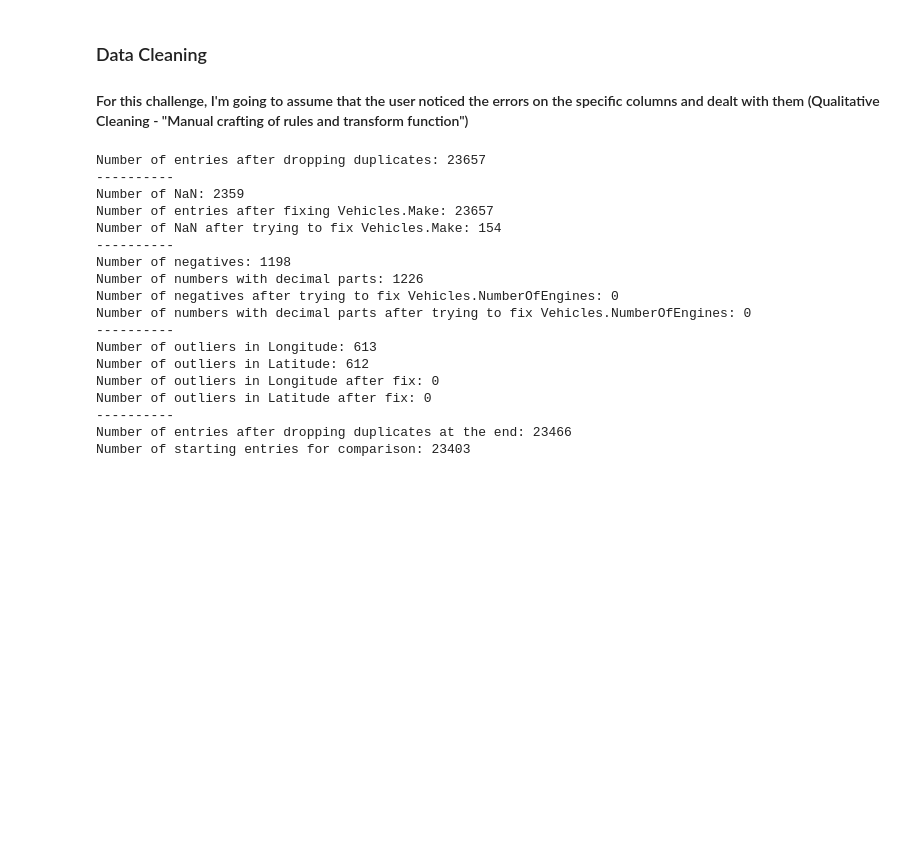
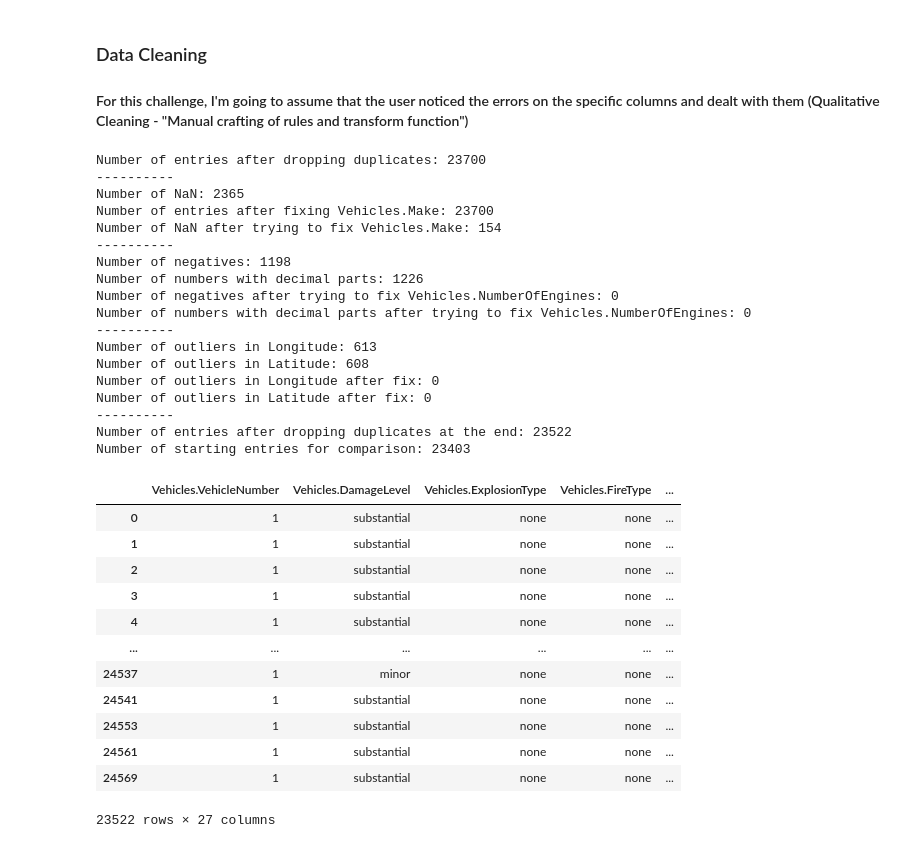
Before and after one commit to tratom/fcul-ipai-project, a Jupyter notebook: project.ipynb, the cells around one changed output. Cells and saved outputs as stored; diff of their text form; code cells hidden in the pictures; blank space fills up the shorter version.

```diff
--- a/project.ipynb
+++ b/project.ipynb
@@ -975,35 +989,50 @@ for index, row in cleaning_messy_ntsb.iterrows():
     if lat and (lat < -90 or lat > 90):
         cleaning_messy_ntsb.loc[index, 'Latitude'] = None
 
 longitude_count = (cleaning_messy_ntsb['Longitude'] < -180).sum() + (cleaning_messy_ntsb['Longitude'] > 180).sum()
 latitude_count = (cleaning_messy_ntsb['Latitude'] < -90).sum() + (cleaning_messy_ntsb['Latitude'] > 90).sum()
 print(f"Number of outliers in Longitude after fix: {longitude_count}")
 print(f"Number of outliers in Latitude after fix: {latitude_count}")
 
 print("----------")
 
 cleaning_messy_ntsb = cleaning_messy_ntsb.drop_duplicates()
 print(f"Number of entries after dropping duplicates at the end: {len(cleaning_messy_ntsb)}") # we do this again because there may exist rows that had records manipulated and weren't
                                                                                     # duplicated because of that, but at the end of the Data Cleaning could be duplicated again
 print(f"Number of starting entries for comparison: {starting_entries}") # this value being different is natural, as the order of the manipulation has the duplication happening before other
                                                                         # data issue insertions,, I tested with the duplication as the last manipulation and the number of entries
                                                                         # at the end of the Data Cleaning coincides with the starting entries (23403)
+
+cleaning_messy_ntsb
 # %% [output]
-Number of entries after dropping duplicates: 23657
+Number of entries after dropping duplicates: 23700
 ----------
-Number of NaN: 2359
-Number of entries after fixing Vehicles.Make: 23657
+Number of NaN: 2365
+Number of entries after fixing Vehicles.Make: 23700
 Number of NaN after trying to fix Vehicles.Make: 154
 ----------
 Number of negatives: 1198
 Number of numbers with decimal parts: 1226
 Number of negatives after trying to fix Vehicles.NumberOfEngines: 0
 Number of numbers with decimal parts after trying to fix Vehicles.NumberOfEngines: 0
 ----------
 Number of outliers in Longitude: 613
-Number of outliers in Latitude: 612
+Number of outliers in Latitude: 608
 Number of outliers in Longitude after fix: 0
 Number of outliers in Latitude after fix: 0
 ----------
-Number of entries after dropping duplicates at the end: 23466
+Number of entries after dropping duplicates at the end: 23522
 Number of starting entries for comparison: 23403
+|  | Vehicles.VehicleNumber | Vehicles.DamageLevel | Vehicles.ExplosionType | Vehicles.FireType | ... |
+| 0 | 1 | substantial | none | none | ... |
+| 1 | 1 | substantial | none | none | ... |
+| 2 | 1 | substantial | none | none | ... |
+| 3 | 1 | substantial | none | none | ... |
+| 4 | 1 | substantial | none | none | ... |
+| ... | ... | ... | ... | ... | ... |
+| 24537 | 1 | minor | none | none | ... |
+| 24541 | 1 | substantial | none | none | ... |
+| 24553 | 1 | substantial | none | none | ... |
+| 24561 | 1 | substantial | none | none | ... |
+| 24569 | 1 | substantial | none | none | ... |
+23522 rows × 27 columns
```
Also changed, not shown: parts of 1 cell of this notebook.
